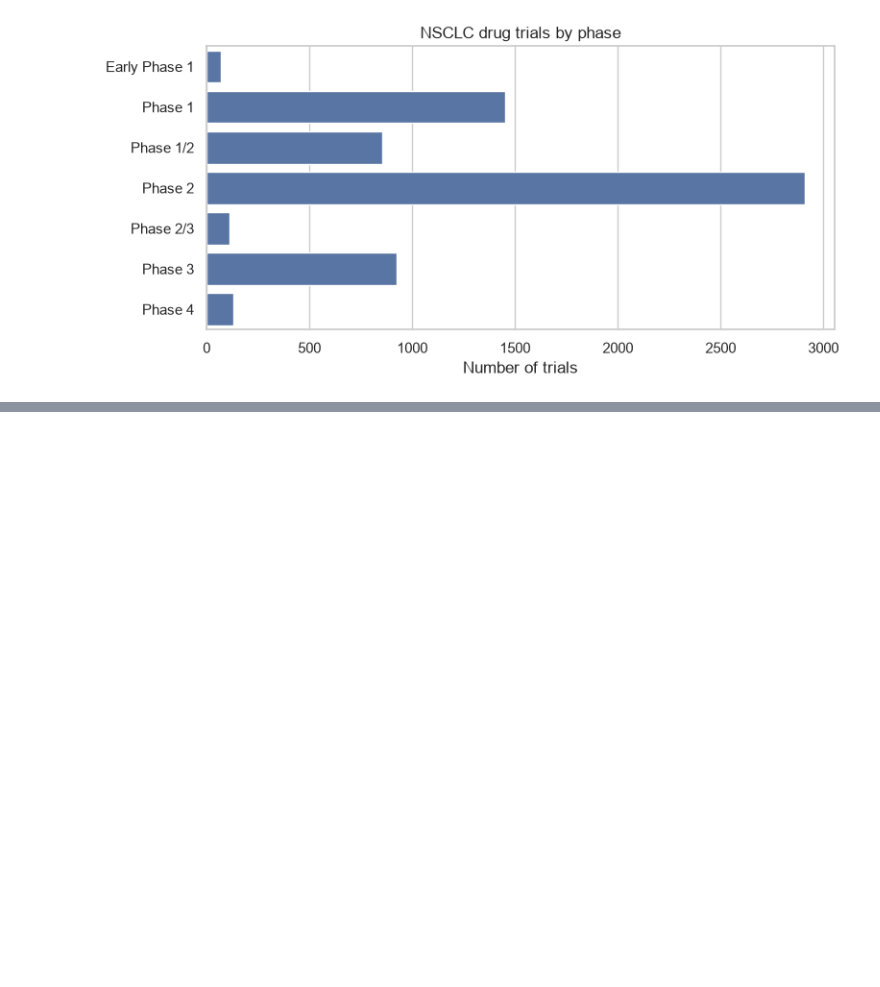
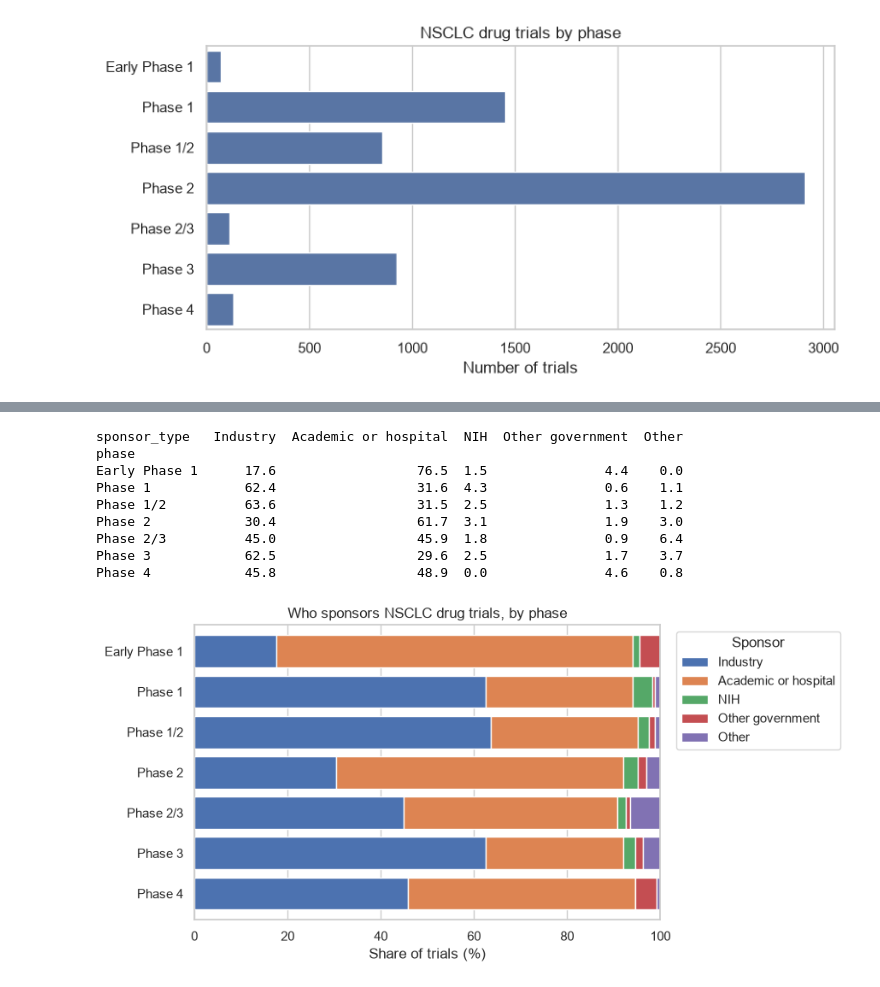
Before and after one commit to roadtoemploy1/clinical-trial-explorer, a Jupyter notebook: notebooks/03_charts.ipynb, the cells around one changed output, grey strips where cells are left out. Drawn from its saved outputs; the diff is of its cells as text; code cells hidden in the pictures; blank space fills up the shorter version.

```diff
--- a/notebooks/03_charts.ipynb
+++ b/notebooks/03_charts.ipynb
@@ -17,0 +56,30 @@ fig.savefig("../figures/01_trials_by_phase.png", dpi=150)
+# %%
+# Share of each sponsor type within each phase (each row adds up to 100%)
+shares = pd.crosstab(trials["phase"], trials["sponsor_type"], normalize="index") * 100
+
+# Put phases in development order and sponsor types in a sensible order
+sponsor_order = ["Industry", "Academic or hospital", "NIH", "Other government", "Other"]
+shares = shares.reindex(index=order, columns=sponsor_order).fillna(0)
+
+print(shares.round(1))
+
+fig, ax = plt.subplots(figsize=(9, 4.5))
+shares.plot(kind="barh", stacked=True, ax=ax, width=0.8)
+ax.invert_yaxis()
+ax.set(title="Who sponsors NSCLC drug trials, by phase",
+       xlabel="Share of trials (%)", ylabel="")
+ax.set_xlim(0, 100)
+ax.legend(title="Sponsor", bbox_to_anchor=(1.02, 1), loc="upper left")
+fig.tight_layout()
+fig.savefig("../figures/03_sponsor_by_phase.png", dpi=150)
+# %% [output]
+sponsor_type   Industry  Academic or hospital  NIH  Other government  Other
+phase
+Early Phase 1      17.6                  76.5  1.5               4.4    0.0
+Phase 1            62.4                  31.6  4.3               0.6    1.1
+Phase 1/2          63.6                  31.5  2.5               1.3    1.2
+Phase 2            30.4                  61.7  3.1               1.9    3.0
+Phase 2/3          45.0                  45.9  1.8               0.9    6.4
+Phase 3            62.5                  29.6  2.5               1.7    3.7
+Phase 4            45.8                  48.9  0.0               4.6    0.8
+[figure, added]
```
Also changed, not shown: parts of 7 cells of this notebook, 5 other files.
